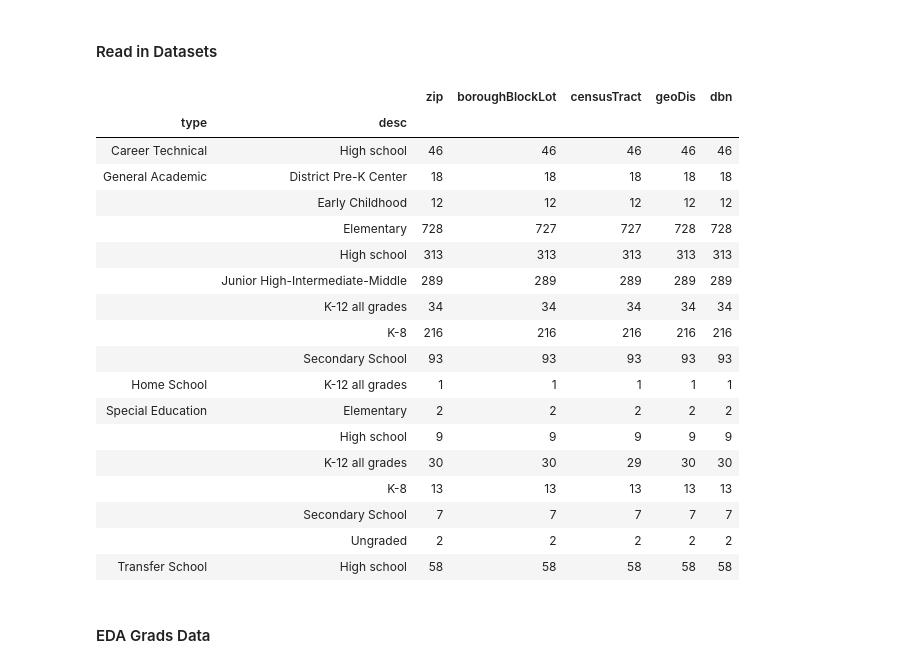
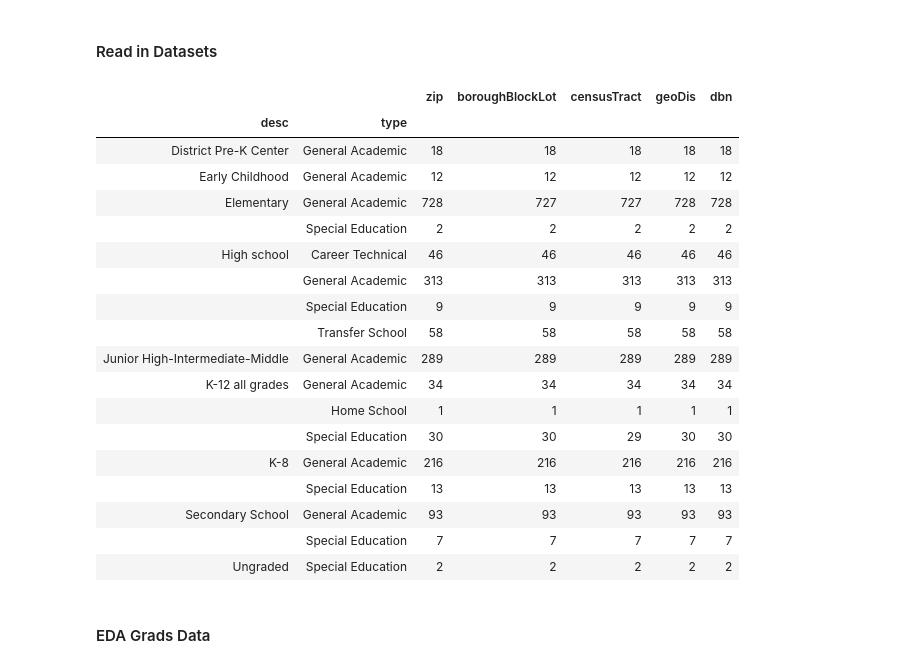
Before and after one commit to meiguan/covid19SchoolsNYC, a Jupyter notebook: eda_public_datasets.ipynb, the cells around one changed output. Cells and saved outputs as stored; diff of their text form; code cells hidden in the pictures.

Commit message:
run demo long table

```diff
--- a/eda_public_datasets.ipynb
+++ b/eda_public_datasets.ipynb
@@ -34,27 +34,27 @@ sqr = pd.read_csv('data/clean/sqr.csv')
 lcgms = pd.read_csv('data/clean/lcgms.csv')
 demo = pd.read_csv('data/clean/demo.csv')
 # %%
-lcgms.groupby(['type', 'desc']).count()
+lcgms.groupby(['desc', 'type']).count()
 # %% [output]
 |  |  | zip | boroughBlockLot | censusTract | geoDis | dbn |
-| type | desc |  |  |  |  |  |
-| Career Technical | High school | 46 | 46 | 46 | 46 | 46 |
-| General Academic | District Pre-K Center | 18 | 18 | 18 | 18 | 18 |
-|  | Early Childhood | 12 | 12 | 12 | 12 | 12 |
-|  | Elementary | 728 | 727 | 727 | 728 | 728 |
-|  | High school | 313 | 313 | 313 | 313 | 313 |
-|  | Junior High-Intermediate-Middle | 289 | 289 | 289 | 289 | 289 |
-|  | K-12 all grades | 34 | 34 | 34 | 34 | 34 |
-|  | K-8 | 216 | 216 | 216 | 216 | 216 |
-|  | Secondary School | 93 | 93 | 93 | 93 | 93 |
-| Home School | K-12 all grades | 1 | 1 | 1 | 1 | 1 |
-| Special Education | Elementary | 2 | 2 | 2 | 2 | 2 |
-|  | High school | 9 | 9 | 9 | 9 | 9 |
-|  | K-12 all grades | 30 | 30 | 29 | 30 | 30 |
-|  | K-8 | 13 | 13 | 13 | 13 | 13 |
-|  | Secondary School | 7 | 7 | 7 | 7 | 7 |
-|  | Ungraded | 2 | 2 | 2 | 2 | 2 |
-| Transfer School | High school | 58 | 58 | 58 | 58 | 58 |
+| desc | type |  |  |  |  |  |
+| District Pre-K Center | General Academic | 18 | 18 | 18 | 18 | 18 |
+| Early Childhood | General Academic | 12 | 12 | 12 | 12 | 12 |
+| Elementary | General Academic | 728 | 727 | 727 | 728 | 728 |
+|  | Special Education | 2 | 2 | 2 | 2 | 2 |
+| High school | Career Technical | 46 | 46 | 46 | 46 | 46 |
+|  | General Academic | 313 | 313 | 313 | 313 | 313 |
+|  | Special Education | 9 | 9 | 9 | 9 | 9 |
+|  | Transfer School | 58 | 58 | 58 | 58 | 58 |
+| Junior High-Intermediate-Middle | General Academic | 289 | 289 | 289 | 289 | 289 |
+| K-12 all grades | General Academic | 34 | 34 | 34 | 34 | 34 |
+|  | Home School | 1 | 1 | 1 | 1 | 1 |
+|  | Special Education | 30 | 30 | 29 | 30 | 30 |
+| K-8 | General Academic | 216 | 216 | 216 | 216 | 216 |
+|  | Special Education | 13 | 13 | 13 | 13 | 13 |
+| Secondary School | General Academic | 93 | 93 | 93 | 93 | 93 |
+|  | Special Education | 7 | 7 | 7 | 7 | 7 |
+| Ungraded | Special Education | 2 | 2 | 2 | 2 | 2 |
 # %% [markdown]
 #### EDA Grads Data
 # %%
```
Also changed, not shown: parts of 20 cells of this notebook, 2 other files.
